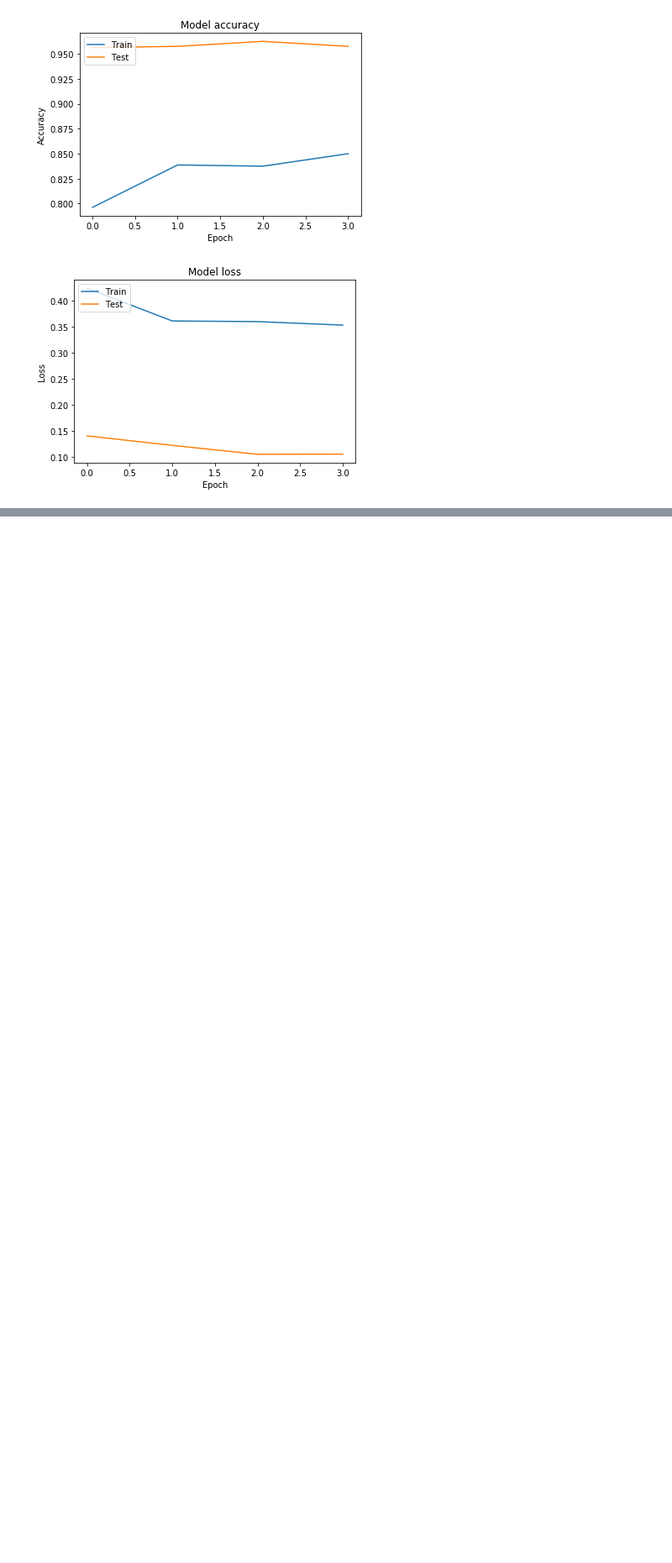
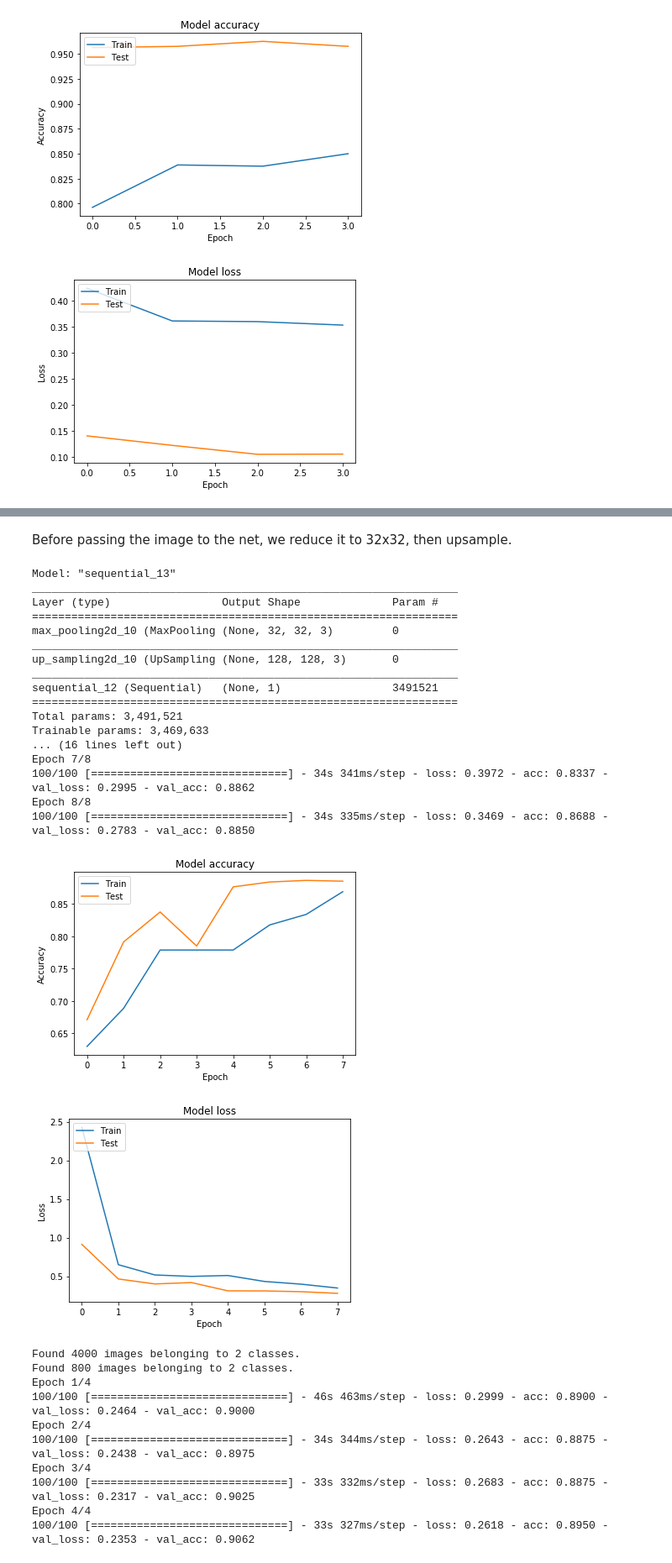
Before and after one commit to quasus/keras1, a Jupyter notebook: cats-and-dogs.ipynb, the cells around one changed output, grey strips where cells are left out. Shown at 84% size. Saved outputs shown, nothing was run; the diff lists cells and outputs as text; code cells hidden in the pictures; blank space fills up the shorter version.

```diff
--- a/cats-and-dogs.ipynb
+++ b/cats-and-dogs.ipynb
@@ -509,0 +519,7 @@ Epoch 4/4
+# %%
+model11 = Sequential()
+model11.add(MobileNet(weights='imagenet', include_top=False, input_shape=(SIZE, SIZE, 3), pooling='max'))
+model11.add(Dense(256, activation='relu'))
+model11.add(Dropout(0.5))
+model11.add(Dense(1, activation='sigmoid'))
+model11.summary()
@@ -509,0 +543,50 @@ Epoch 4/4
+# %% [markdown]
+Before passing the image to the net, we reduce it to 32x32, then upsample.
+# %%
+model11a = Sequential()
+model11a.add(MaxPooling2D(pool_size=(4, 4), input_shape=(SIZE, SIZE, 3)))
+model11a.add(UpSampling2D(size=(4,4)))
+model11a.add(model11)
+model11a.summary()
+train(model11a, dg_train, os.path.join(DATA_ROOT, 'part1'),
+      params=dense_params2(decay=0.001),
+      layer_count=3,
+      epochs=8,
+      validation_directory=os.path.join(DATA_ROOT, 'part2'),
+      validation_generator=dg_val)
+train(model11a, dg_train, os.path.join(DATA_ROOT, 'part1'),
+      params=base_params2(lr=0.00003),
+      layer_count=20,
+      epochs=4,
+      validation_generator=dg_val,
+      validation_directory=os.path.join(DATA_ROOT, 'part2'))
+# %% [output]
+Model: "sequential_13"
+_________________________________________________________________
+Layer (type)                 Output Shape              Param #
+=================================================================
+max_pooling2d_10 (MaxPooling (None, 32, 32, 3)         0
+_________________________________________________________________
+up_sampling2d_10 (UpSampling (None, 128, 128, 3)       0
+_________________________________________________________________
+sequential_12 (Sequential)   (None, 1)                 3491521
+=================================================================
+Total params: 3,491,521
+Trainable params: 3,469,633
+... (16 lines left out)
+Epoch 7/8
+100/100 [==============================] - 34s 341ms/step - loss: 0.3972 - acc: 0.8337 - val_loss: 0.2995 - val_acc: 0.8862
+Epoch 8/8
+100/100 [==============================] - 34s 335ms/step - loss: 0.3469 - acc: 0.8688 - val_loss: 0.2783 - val_acc: 0.8850
+[figure, added]
+[figure, added]
+Found 4000 images belonging to 2 classes.
+Found 800 images belonging to 2 classes.
+Epoch 1/4
+100/100 [==============================] - 46s 463ms/step - loss: 0.2999 - acc: 0.8900 - val_loss: 0.2464 - val_acc: 0.9000
+Epoch 2/4
+100/100 [==============================] - 34s 344ms/step - loss: 0.2643 - acc: 0.8875 - val_loss: 0.2438 - val_acc: 0.8975
+Epoch 3/4
+100/100 [==============================] - 33s 332ms/step - loss: 0.2683 - acc: 0.8875 - val_loss: 0.2317 - val_acc: 0.9025
+Epoch 4/4
+100/100 [==============================] - 33s 327ms/step - loss: 0.2618 - acc: 0.8950 - val_loss: 0.2353 - val_acc: 0.9062
```
Also changed, not shown: parts of 16 cells of this notebook, 1 other file.
